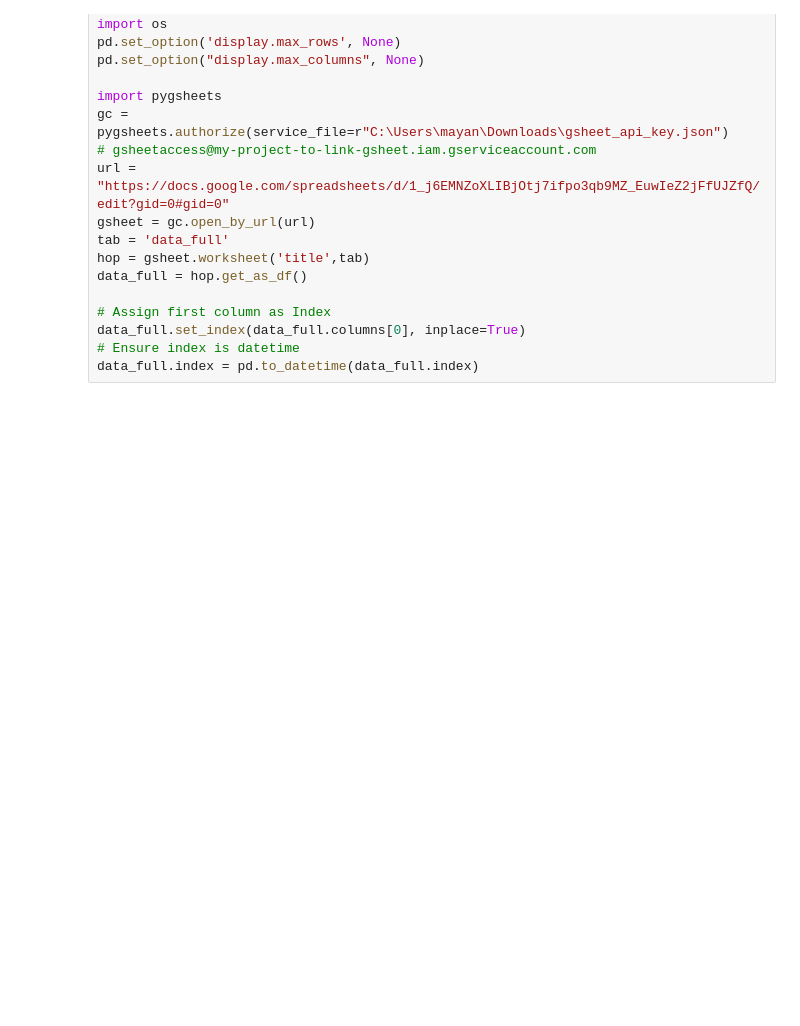
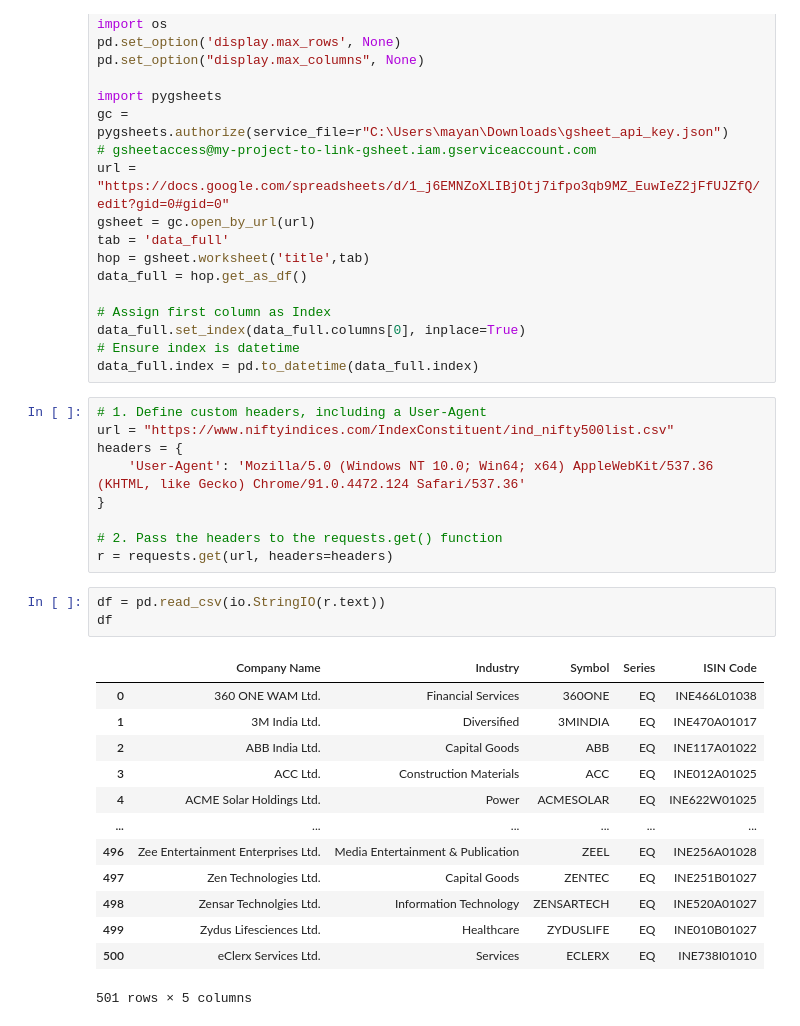
Before and after one commit to mayankjain281/Time_Series_Analysis, a Jupyter notebook: Nifty Stocks Analysis/SM 2025.ipynb, the cells around one changed output. Drawn from its saved outputs; the diff is of its cells as text; blank space fills up the shorter version.

```diff
--- a/Nifty Stocks Analysis/SM 2025.ipynb
+++ b/Nifty Stocks Analysis/SM 2025.ipynb
@@ -2653,4 +2653,30 @@ data_full = hop.get_as_df()
 data_full.set_index(data_full.columns[0], inplace=True)
 # Ensure index is datetime
 data_full.index = pd.to_datetime(data_full.index)
+# %%
+# 1. Define custom headers, including a User-Agent
+url = "https://www.niftyindices.com/IndexConstituent/ind_nifty500list.csv"
+headers = {
+    'User-Agent': 'Mozilla/5.0 (Windows NT 10.0; Win64; x64) AppleWebKit/537.36 (KHTML, like Gecko) Chrome/91.0.4472.124 Safari/537.36'
+}
+
+# 2. Pass the headers to the requests.get() function
+r = requests.get(url, headers=headers)
+# %%
+df = pd.read_csv(io.StringIO(r.text))
+df
+# %% [output]
+|  | Company Name | Industry | Symbol | Series | ISIN Code |
+| 0 | 360 ONE WAM Ltd. | Financial Services | 360ONE | EQ | INE466L01038 |
+| 1 | 3M India Ltd. | Diversified | 3MINDIA | EQ | INE470A01017 |
+| 2 | ABB India Ltd. | Capital Goods | ABB | EQ | INE117A01022 |
+| 3 | ACC Ltd. | Construction Materials | ACC | EQ | INE012A01025 |
+| 4 | ACME Solar Holdings Ltd. | Power | ACMESOLAR | EQ | INE622W01025 |
+| ... | ... | ... | ... | ... | ... |
+| 496 | Zee Entertainment Enterprises Ltd. | Media Entertainment & Publication | ZEEL | EQ | INE256A01028 |
+| 497 | Zen Technologies Ltd. | Capital Goods | ZENTEC | EQ | INE251B01027 |
+| 498 | Zensar Technolgies Ltd. | Information Technology | ZENSARTECH | EQ | INE520A01027 |
+| 499 | Zydus Lifesciences Ltd. | Healthcare | ZYDUSLIFE | EQ | INE010B01027 |
+| 500 | eClerx Services Ltd. | Services | ECLERX | EQ | INE738I01010 |
+501 rows × 5 columns
 # %%
```
Also changed, not shown: parts of 3 cells of this notebook, 2 other files.
